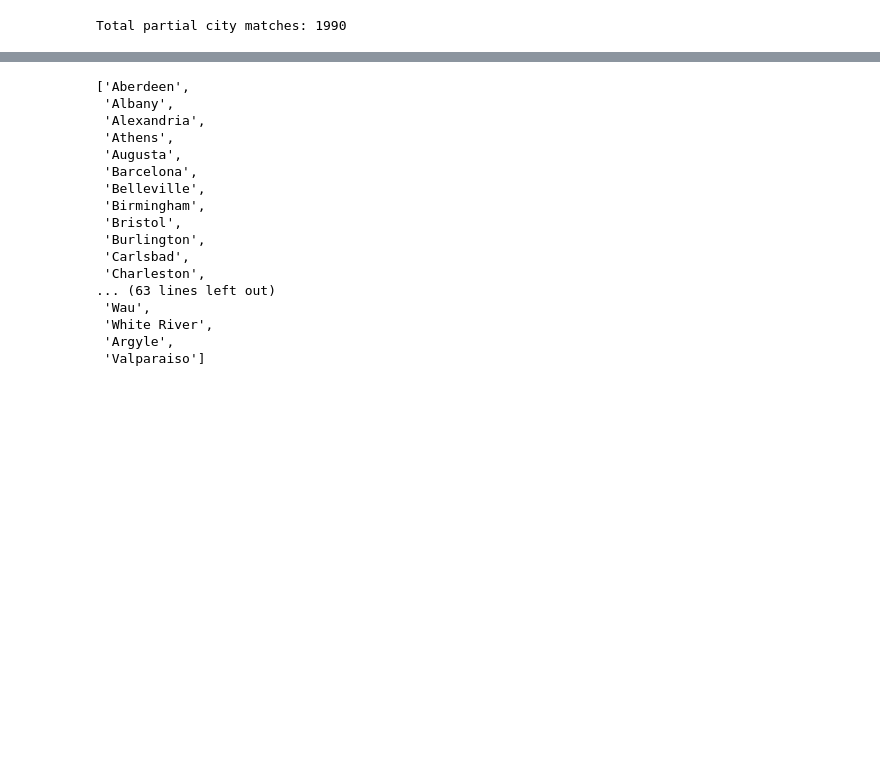
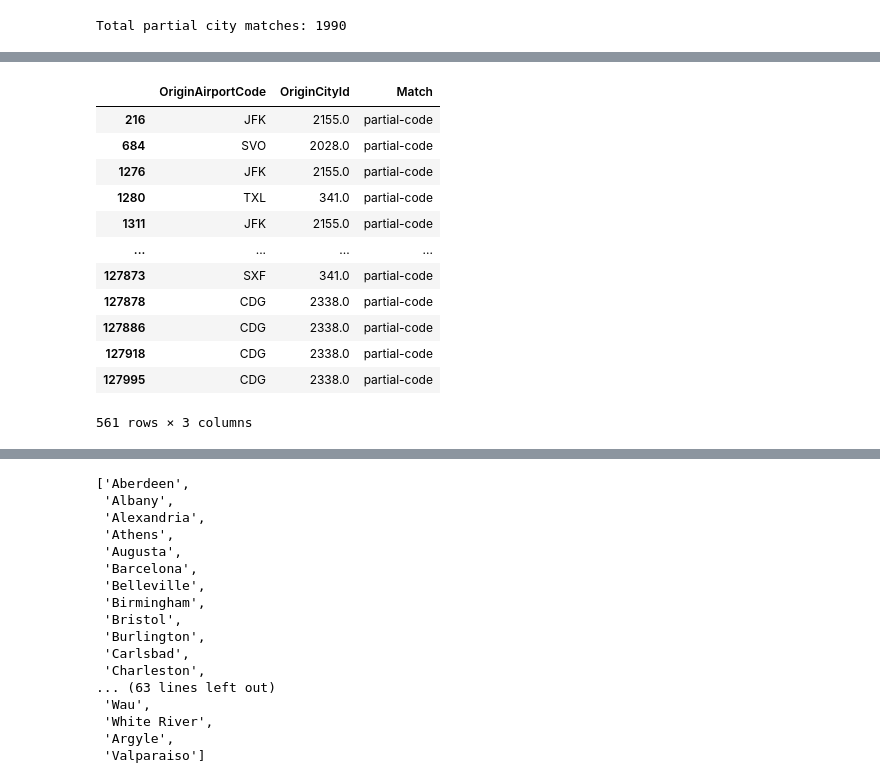
Before and after one commit to paulabondoc/airline-ratings-data-project, a Jupyter notebook: Script1 - Data_cleaning.ipynb, the cells around one changed output, grey strips where cells are left out. Cells and saved outputs as stored; diff of their text form; code cells hidden in the pictures; blank space fills up the shorter version.

```diff
--- a/Script1 - Data_cleaning.ipynb
+++ b/Script1 - Data_cleaning.ipynb
@@ -1375,0 +1398,17 @@ Total partial city matches: 1990
+# %%
+dataset_with_origin_city.loc[airport_code_partial_index, 'OriginCityId'] = dataset_with_origin_city.loc[airport_code_partial_index, 'OriginAirportCode'].map(airport_code_id_dict, na_action='ignore')
+dataset_with_origin_city.loc[airport_code_partial_index, ['OriginAirportCode', 'OriginCityId', 'Match']]
+# %% [output]
+|  | OriginAirportCode | OriginCityId | Match |
+| 216 | JFK | 2155.0 | partial-code |
+| 684 | SVO | 2028.0 | partial-code |
+| 1276 | JFK | 2155.0 | partial-code |
+| 1280 | TXL | 341.0 | partial-code |
+| 1311 | JFK | 2155.0 | partial-code |
+| ... | ... | ... | ... |
+| 127873 | SXF | 341.0 | partial-code |
+| 127878 | CDG | 2338.0 | partial-code |
+| 127886 | CDG | 2338.0 | partial-code |
+| 127918 | CDG | 2338.0 | partial-code |
+| 127995 | CDG | 2338.0 | partial-code |
+561 rows × 3 columns
```
Also changed, not shown: parts of 12 cells of this notebook.
